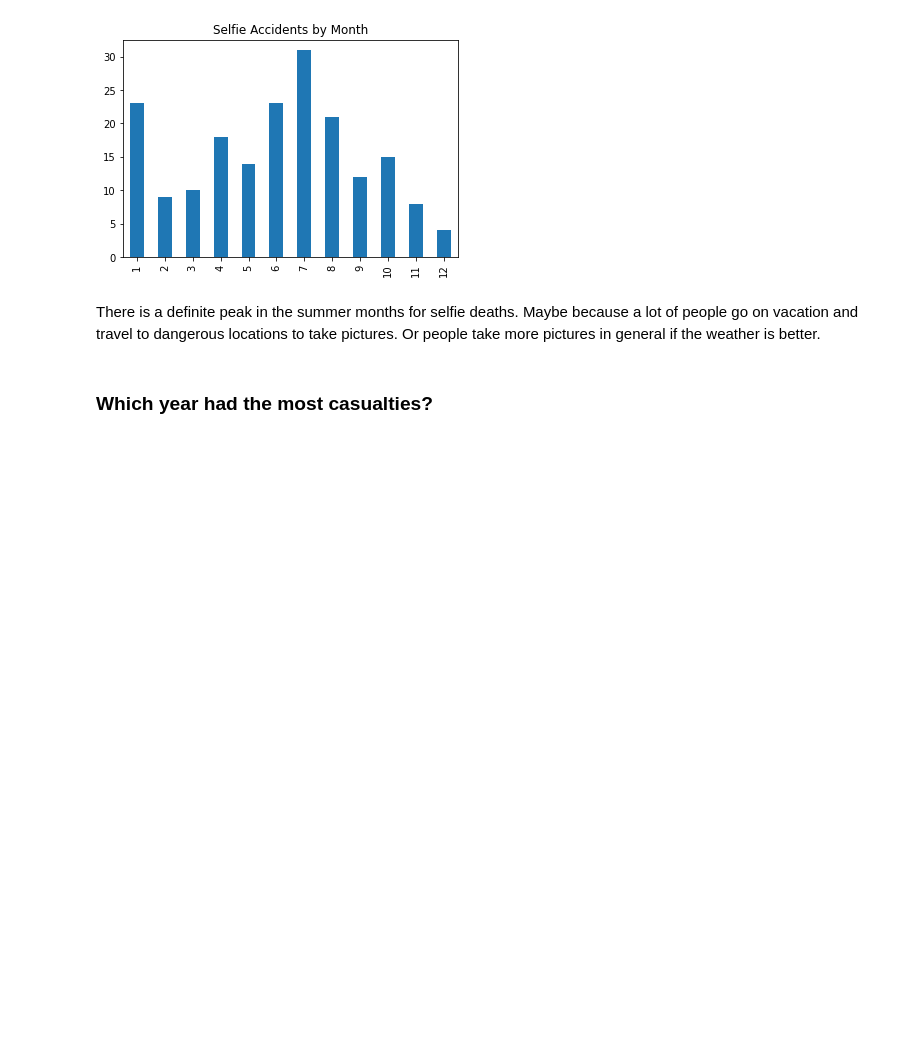
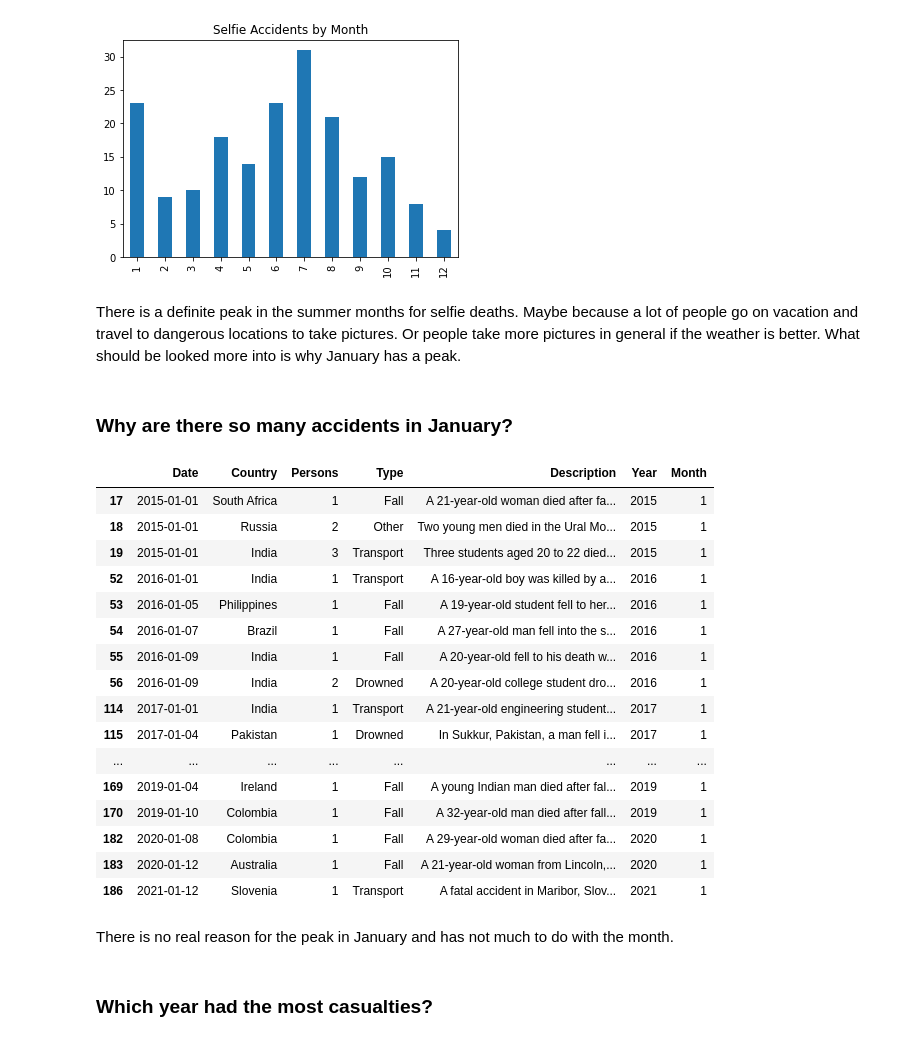
Before and after one commit to ichinichichi/Project-4, a Jupyter notebook: Project 4 -Selfie Deaths.ipynb, the cells around one changed output. Drawn from its saved outputs; the diff is of its cells as text; code cells hidden in the pictures; blank space fills up the shorter version.

```diff
--- a/Project 4 -Selfie Deaths.ipynb
+++ b/Project 4 -Selfie Deaths.ipynb
@@ -343,7 +343,31 @@ df.Month.value_counts().sort_index().plot(kind='bar', title="Selfie Accidents by
 <AxesSubplot:title={'center':'Selfie Accidents by Month'}>
 [figure]
 # %% [markdown]
-There is a definite peak in the summer months for selfie deaths. Maybe because a lot of people go on vacation and travel to dangerous locations to take pictures. Or people take more pictures in general if the weather is better.
+There is a definite peak in the summer months for selfie deaths. Maybe because a lot of people go on vacation and travel to dangerous locations to take pictures. Or people take more pictures in general if the weather is better. What should be looked more into is why January has a peak.
+# %% [markdown]
+### Why are there so many accidents in January?
+# %%
+df[df.Month==1]
+# %% [output]
+|  | Date | Country | Persons | Type | Description | Year | Month |
+| 17 | 2015-01-01 | South Africa | 1 | Fall | A 21-year-old woman died after fa... | 2015 | 1 |
+| 18 | 2015-01-01 | Russia | 2 | Other | Two young men died in the Ural Mo... | 2015 | 1 |
+| 19 | 2015-01-01 | India | 3 | Transport | Three students aged 20 to 22 died... | 2015 | 1 |
+| 52 | 2016-01-01 | India | 1 | Transport | A 16-year-old boy was killed by a... | 2016 | 1 |
+| 53 | 2016-01-05 | Philippines | 1 | Fall | A 19-year-old student fell to her... | 2016 | 1 |
+| 54 | 2016-01-07 | Brazil | 1 | Fall | A 27-year-old man fell into the s... | 2016 | 1 |
+| 55 | 2016-01-09 | India | 1 | Fall | A 20-year-old fell to his death w... | 2016 | 1 |
+| 56 | 2016-01-09 | India | 2 | Drowned | A 20-year-old college student dro... | 2016 | 1 |
+| 114 | 2017-01-01 | India | 1 | Transport | A 21-year-old engineering student... | 2017 | 1 |
+| 115 | 2017-01-04 | Pakistan | 1 | Drowned | In Sukkur, Pakistan, a man fell i... | 2017 | 1 |
+| ... | ... | ... | ... | ... | ... | ... | ... |
+| 169 | 2019-01-04 | Ireland | 1 | Fall | A young Indian man died after fal... | 2019 | 1 |
+| 170 | 2019-01-10 | Colombia | 1 | Fall | A 32-year-old man died after fall... | 2019 | 1 |
+| 182 | 2020-01-08 | Colombia | 1 | Fall | A 29-year-old woman died after fa... | 2020 | 1 |
+| 183 | 2020-01-12 | Australia | 1 | Fall | A 21-year-old woman from Lincoln,... | 2020 | 1 |
+| 186 | 2021-01-12 | Slovenia | 1 | Transport | A fatal accident in Maribor, Slov... | 2021 | 1 |
+# %% [markdown]
+There is no real reason for the peak in January and has not much to do with the month.
 # %% [markdown]
 ### Which year had the most casualties?
 # %%
```
Also changed, not shown: parts of 15 cells of this notebook, 2 other files.
